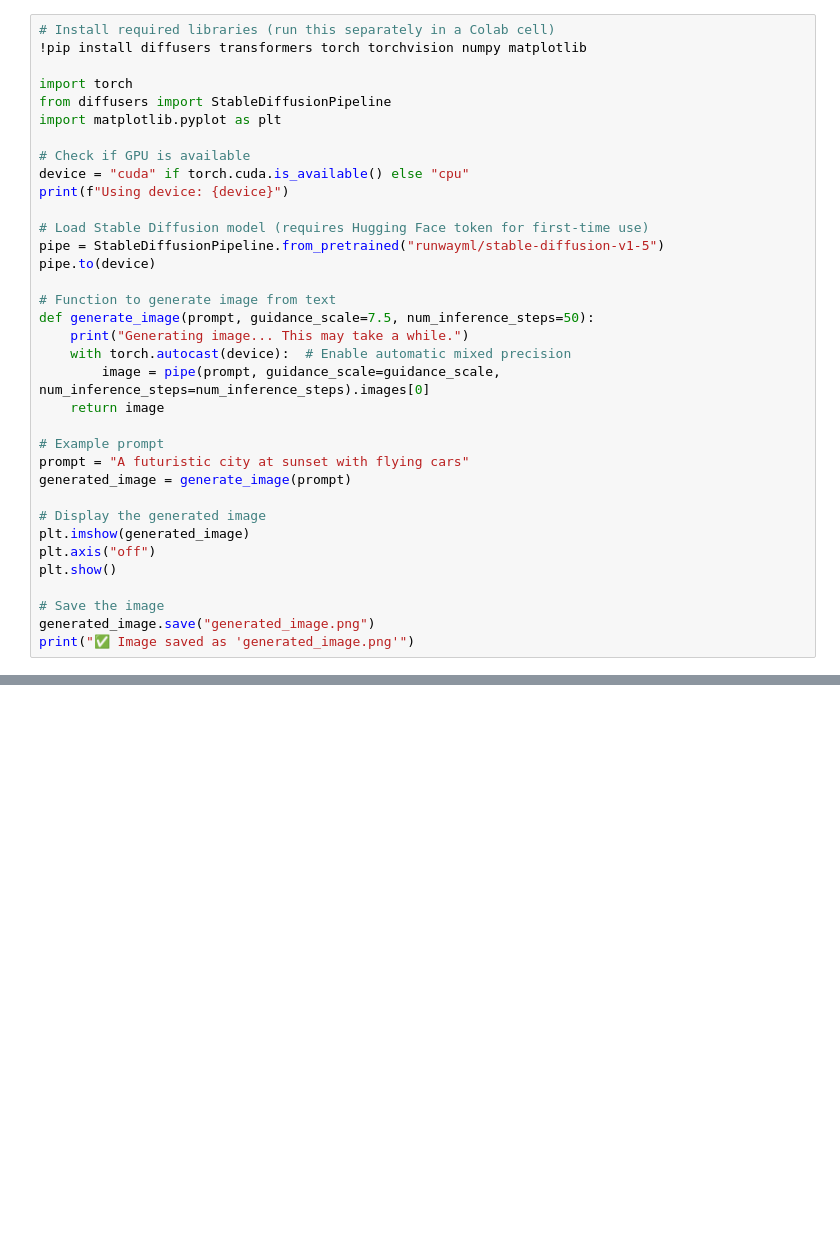
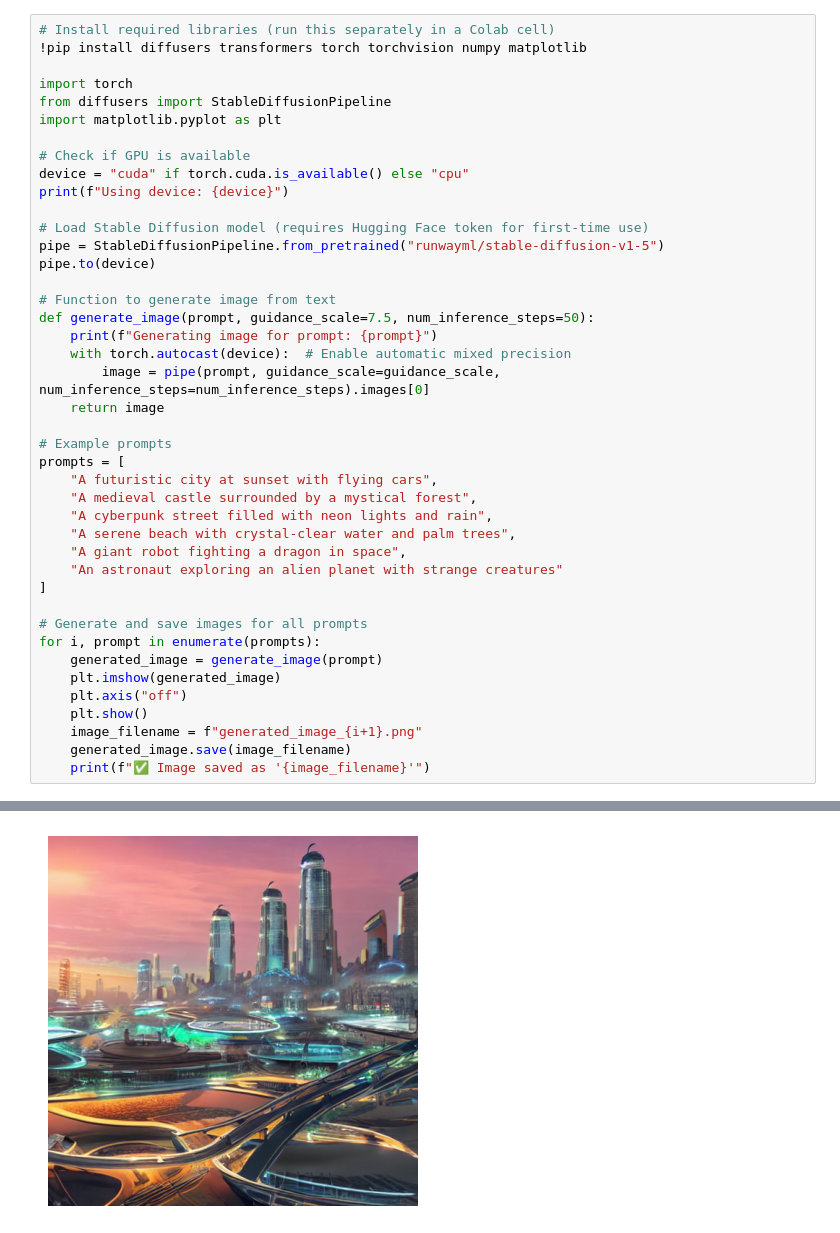
Before and after one commit to zafaralikhan2038/cyfuture, a Jupyter notebook: zafar.ipynb, the cells around one changed output, grey strips where cells are left out. Drawn from its saved outputs; the diff is of its cells as text; blank space fills up the shorter version.

```diff
--- a/zafar.ipynb
+++ b/zafar.ipynb
@@ -18,23 +18,30 @@ pipe.to(device)
 
 # Function to generate image from text
 def generate_image(prompt, guidance_scale=7.5, num_inference_steps=50):
-    print("Generating image... This may take a while.")
+    print(f"Generating image for prompt: {prompt}")
     with torch.autocast(device):  # Enable automatic mixed precision
         image = pipe(prompt, guidance_scale=guidance_scale, num_inference_steps=num_inference_steps).images[0]
     return image
 
-# Example prompt
-prompt = "A futuristic city at sunset with flying cars"
-generated_image = generate_image(prompt)
+# Example prompts
+prompts = [
+    "A futuristic city at sunset with flying cars",
+    "A medieval castle surrounded by a mystical forest",
+    "A cyberpunk street filled with neon lights and rain",
+    "A serene beach with crystal-clear water and palm trees",
+    "A giant robot fighting a dragon in space",
+    "An astronaut exploring an alien planet with strange creatures"
+]
 
-# Display the generated image
-plt.imshow(generated_image)
-plt.axis("off")
-plt.show()
-
-# Save the image
-generated_image.save("generated_image.png")
-print("✅ Image saved as 'generated_image.png'")
+# Generate and save images for all prompts
+for i, prompt in enumerate(prompts):
+    generated_image = generate_image(prompt)
+    plt.imshow(generated_image)
+    plt.axis("off")
+    plt.show()
+    image_filename = f"generated_image_{i+1}.png"
+    generated_image.save(image_filename)
+    print(f"✅ Image saved as '{image_filename}'")
 # %% [output]
 Requirement already satisfied: diffusers in /usr/local/lib/python3.11/dist-packages (0.32.2)
 Requirement already satisfied: transformers in /usr/local/lib/python3.11/dist-packages (4.48.3)
@@ -56,0 +64 @@ The cache for model files in Transformers v4.22.0 has been updated. Migrating yo
+[figure, new version]
```
Also changed, not shown: parts of 1 cell of this notebook.
